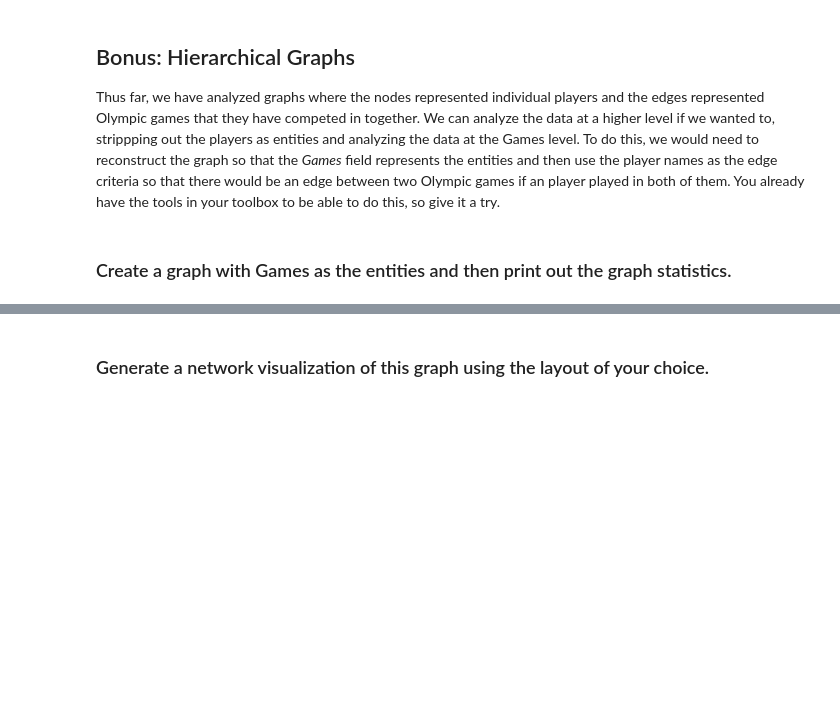
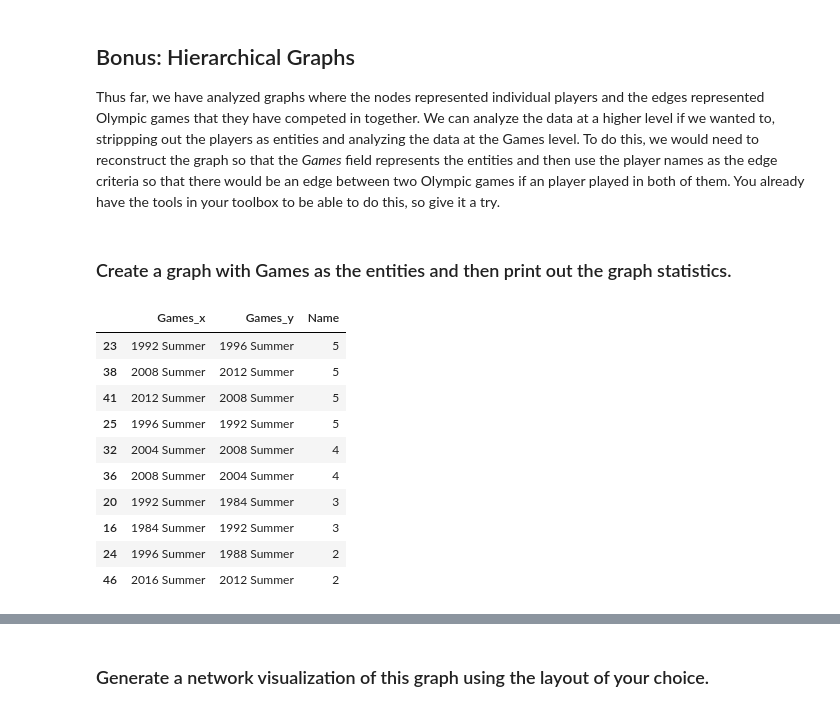
Before and after one commit to ironhack-bcn-data-pt/40-lab-network-analysis, a Jupyter notebook: your-code/main.ipynb, the cells around one changed output, grey strips where cells are left out. Drawn from its saved outputs; the diff is of its cells as text; code cells hidden in the pictures; blank space fills up the shorter version.

```diff
--- a/your-code/main.ipynb
+++ b/your-code/main.ipynb
@@ -171,3 +176,19 @@ nx.draw_kamada_kawai(G, node_size=100, alpha=0.8, width=0.5,node_color=values, c
 Thus far, we have analyzed graphs where the nodes represented individual players and the edges represented Olympic games that they have competed in together. We can analyze the data at a higher level if we wanted to, strippping out the players as entities and analyzing the data at the Games level. To do this, we would need to reconstruct the graph so that the *Games* field represents the entities and then use the player names as the edge criteria so that there would be an edge between two Olympic games if an player played in both of them. You already have the tools in your toolbox to be able to do this, so give it a try.
 # %% [markdown]
 ### Create a graph with Games as the entities and then print out the graph statistics.
+# %%
+# Create the table:
+data = df_to_graph(basketball, 'Games', 'Name')
+data.sort_values(['Name'], ascending=False).head(10)
+# %% [output]
+|  | Games_x | Games_y | Name |
+| 23 | 1992 Summer | 1996 Summer | 5 |
+| 38 | 2008 Summer | 2012 Summer | 5 |
+| 41 | 2012 Summer | 2008 Summer | 5 |
+| 25 | 1996 Summer | 1992 Summer | 5 |
+| 32 | 2004 Summer | 2008 Summer | 4 |
+| 36 | 2008 Summer | 2004 Summer | 4 |
+| 20 | 1992 Summer | 1984 Summer | 3 |
+| 16 | 1984 Summer | 1992 Summer | 3 |
+| 24 | 1996 Summer | 1988 Summer | 2 |
+| 46 | 2016 Summer | 2012 Summer | 2 |
```
Also changed, not shown: parts of 11 cells of this notebook.
